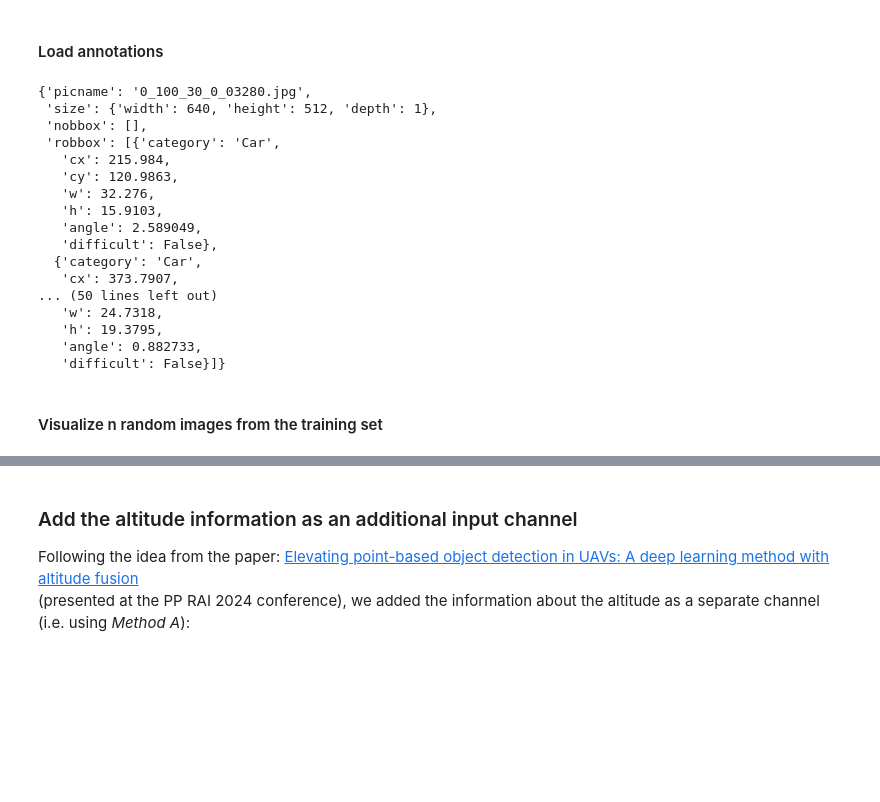
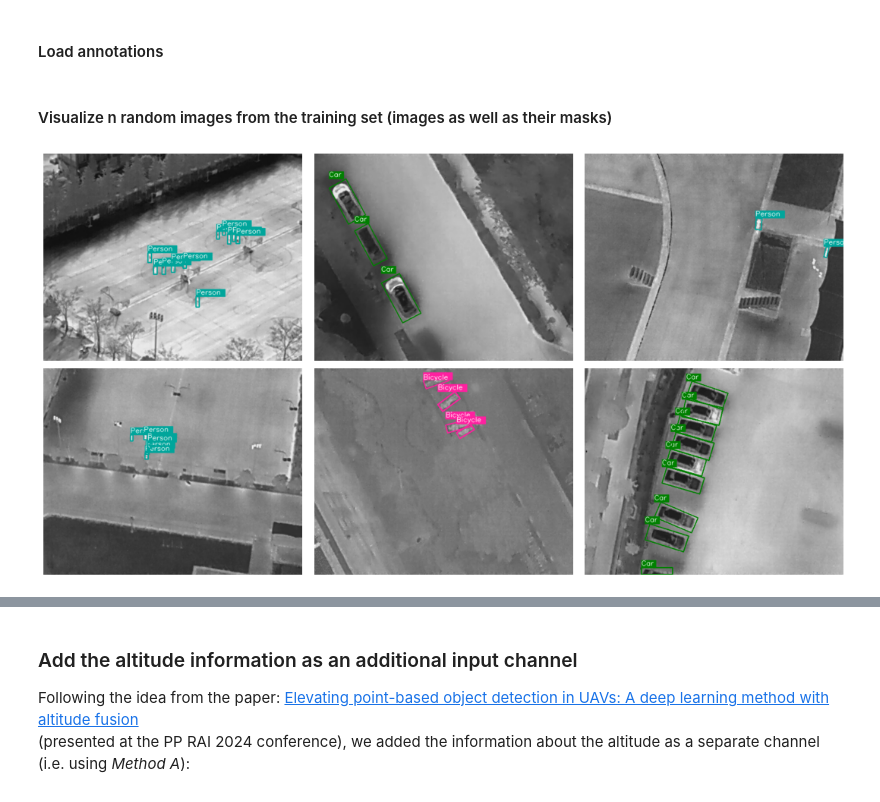
Before and after one commit to zuzg/thermal-segmentation, a Jupyter notebook: notebooks/unet_alt_angle.ipynb, the cells around one changed output, grey strips where cells are left out. Cells and saved outputs as stored; diff of their text form; code cells hidden in the pictures; blank space fills up the shorter version.

```diff
--- a/notebooks/unet_alt_angle.ipynb
+++ b/notebooks/unet_alt_angle.ipynb
@@ -34,36 +43,24 @@ annotations = xml_reader.getAnnotation()
-# %%
-# examplary annotation
-annotations['0_100_30_0_03280']
-# %% [output]
-{'picname': '0_100_30_0_03280.jpg',
- 'size': {'width': 640, 'height': 512, 'depth': 1},
- 'nobbox': [],
- 'robbox': [{'category': 'Car',
-   'cx': 215.984,
-   'cy': 120.9863,
-   'w': 32.276,
-   'h': 15.9103,
-   'angle': 2.589049,
-   'difficult': False},
-  {'category': 'Car',
-   'cx': 373.7907,
-... (50 lines left out)
-   'w': 24.7318,
-   'h': 19.3795,
-   'angle': 0.882733,
-   'difficult': False}]}
 # %%
 image_names = dict()
 for key in ["train", "val", "test"]:
     image_names[key] = read_file_to_list(f"{DATA_SPLIT_PATH}/{key}.txt")
 # %% [markdown]
-#### Visualize n random images from the training set
+#### Visualize n random images from the training set (images as well as their masks)
 # %%
-n = 15
+n = 10
 random_images = np.random.choice(np.arange(len(image_names['train'])), n, replace=False)
 random_images = [image_names['train'][i] for i in random_images]
 # random_images
 # %%
-# rows = 5
-# cols = 3
-# plot_rotated_images(IMAGES_PATH, random_images, annotations, rows, cols)
+n = 6
+rows = 2
+cols = 3
+figsize = (15, 8)
+plot_rotated_images(IMAGES_PATH,
+                    random_images[:n],
+                    annotations,
+                    rows=rows,
+                    cols=cols,
+                    figsize=figsize)
+# %% [output]
+[figure, added]
```
Also changed, not shown: parts of 19 cells of this notebook, 3 other files.
